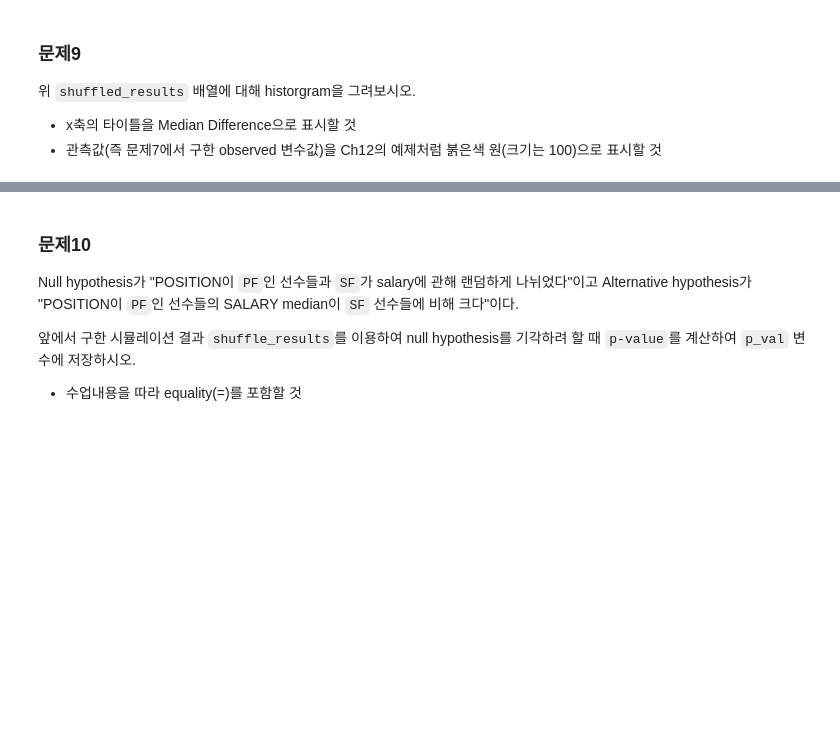
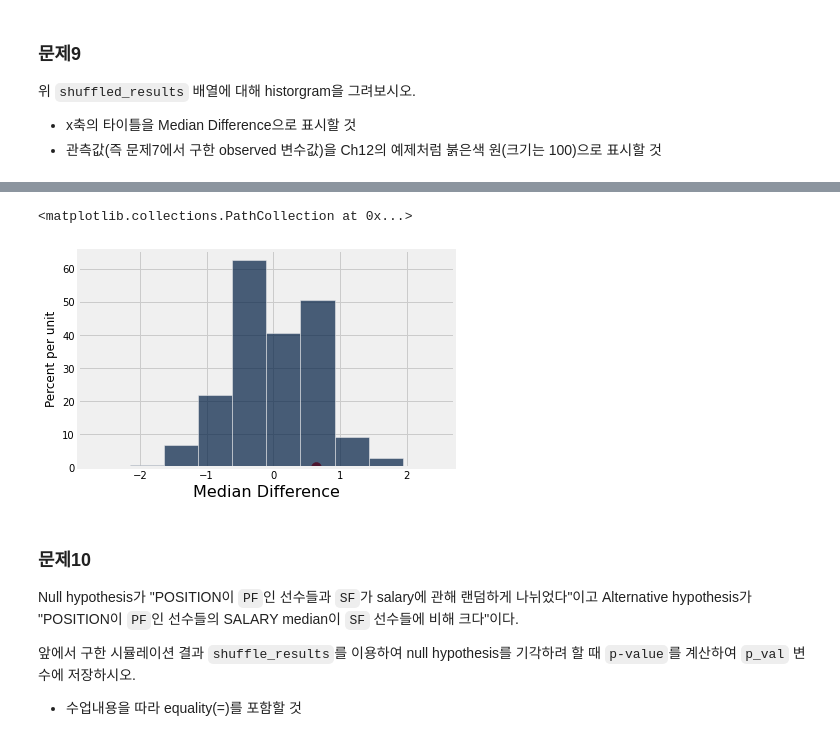
Before and after one commit to Sianus/School_Lecture, a Jupyter notebook: DataScience/과제/HW04-20192148.ipynb, the cells around one changed output, grey strips where cells are left out. Drawn from its saved outputs; the diff is of its cells as text; code cells hidden in the pictures; blank space fills up the shorter version.

```diff
--- a/DataScience/과제/HW04-20192148.ipynb
+++ b/DataScience/과제/HW04-20192148.ipynb
@@ -111,5 +124,6 @@ p_val
 # %%
 ### 답안을 작성하시오.
+PFSF_salary = nba_salary.where('POSITION', are.containing('F'))
 # %%
 ### 다음과 같이 출력되어야 한다. (수정하지 마시오.)
 PFSF_salary
@@ -134,3 +146,6 @@ PF의 salary median에서 SF의 salary median을 뺀 값을 ``observed``변수
+# %%
+### 답안을 작성하시오.
+observed = PFSF_salary.group('POSITION', np.median).column(1)[0] - PFSF_salary.group('POSITION', np.median).column(1)[1]
 # %%
 ### 다음과 같이 출력되어야 한다. (수정하지 마시오.)
 observed
@@ -147,3 +159,19 @@ def permuted_sample_median_difference(table, label, group_label, repetitions):
+# %%
+def permuted_sample_median_difference(table, label, group_label, repetitions):
+    ### 답안을 작성하시오.
+    tbl = table.select(group_label, label)
+
+    collection = make_array()
+    for i in np.arange(repetitions):
+      shuffled = tbl.sample(with_replacement = False).column(1)
+      original_and_shuffled = tbl.with_column('Shuffled Data', shuffled)
+
+      shuffled_means = original_and_shuffled.group(group_label, np.median).column(2)
+      simulated_difference = shuffled_means.item(0) - shuffled_means.item(1)
+
+      collection = np.append(collection, simulated_difference)
+
+    return collection
 # %%
 ### 다음과 같이 출력되어야 한다. (수정하지 마시오.)
 shuffle_results = permuted_sample_median_difference(PFSF_salary, 'SALARY', 'POSITION', 10000)
@@ -165,3 +188,10 @@ array([ 0.61182  , -0.6815665, -0.4617265, ..., -0.6254935,  0.03706  ,
+# %%
+### 답안을 작성하시오.
+Table().with_column('Median Difference', shuffle_results).hist()
+plots.scatter(observed, 0, color='red', s=100)
+# %% [output]
+<matplotlib.collections.PathCollection at 0x...>
+[figure, added]
 # %% [markdown]
 ### 문제10
 Null hypothesis가 "POSITION이 ``PF``인 선수들과 ``SF``가 salary에 관해 랜덤하게 나뉘었다"이고 Alternative hypothesis가 "POSITION이 ``PF``인 선수들의 SALARY median이 ``SF`` 선수들에 비해 크다"이다.
```
Also changed, not shown: parts of 13 cells of this notebook, 6 other files.
